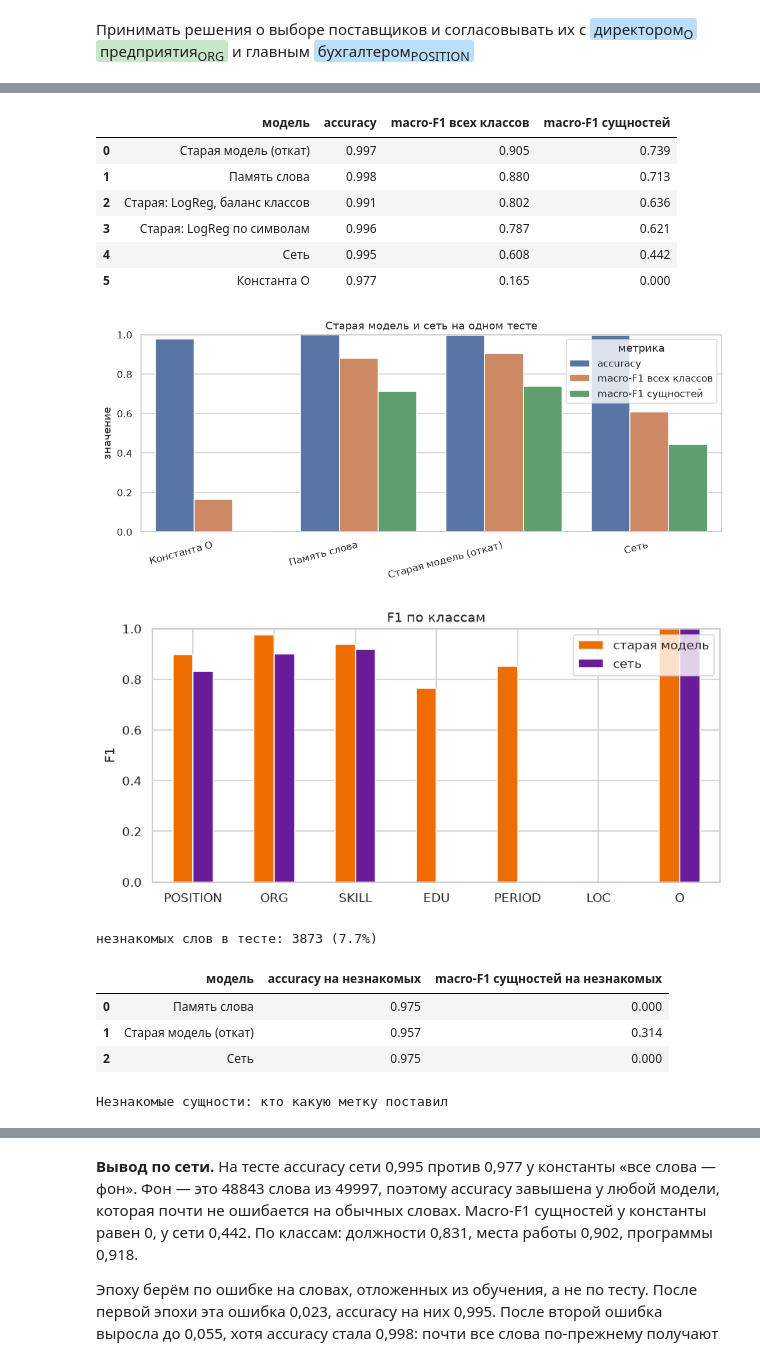
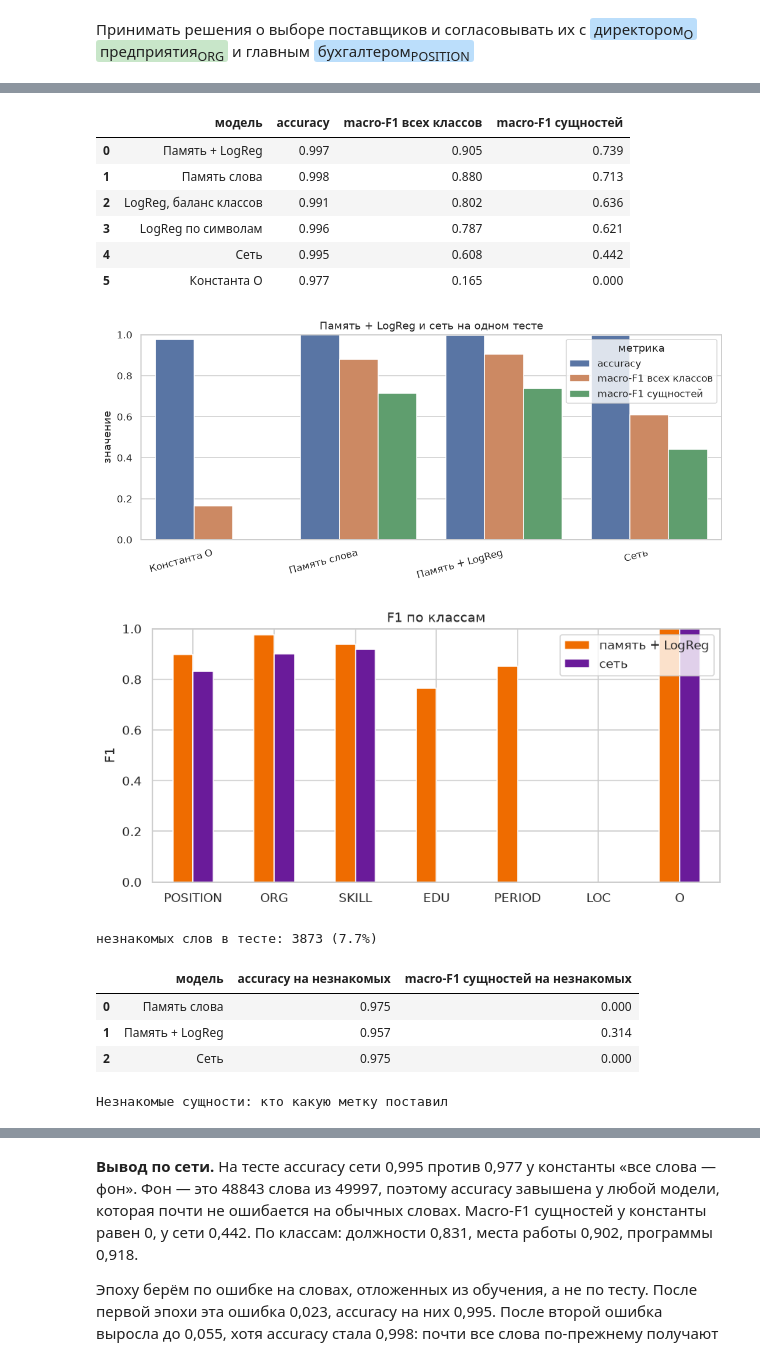
Before and after one commit to tixomirof/mo3_team_colabs, a Jupyter notebook: labs/Lab04_ML-HW08.ipynb, the cells around one changed output, grey strips where cells are left out. Cells and saved outputs as stored; diff of their text form; code cells hidden in the pictures.

```diff
--- a/labs/Lab04_ML-HW08.ipynb
+++ b/labs/Lab04_ML-HW08.ipynb
@@ -991,9 +999,10 @@ from collections import Counter
 from sklearn.feature_extraction.text import HashingVectorizer
 from sklearn.linear_model import LogisticRegression
 
-# Старая модель. Знакомое написание берём из памяти.
-# Незнакомое режем на куски по 2–4 символа и отдаём логистической регрессии:
-# поэтому «медсестрой» оказывается рядом с уже виденной «медсестра».
+# Память + LogReg.
+# Знакомое написание берём из памяти: самая частая метка этого слова в обучении.
+# Незнакомое режем на куски по 2–4 символа и отдаём логистической регрессии
+# с балансом классов, поэтому «прорабами» оказывается рядом с уже виденной «прораб».
 train_vocab = set(train_df["key"])
 vectorizer = HashingVectorizer(
     analyzer="char_wb",
@@ -1025,9 +1034,9 @@ pred_old = [
 compare = pd.DataFrame([
     metric_row("Константа O", const_tags),
     metric_row("Память слова", pred_memory),
-    metric_row("Старая: LogReg по символам", pred_logreg),
-    metric_row("Старая: LogReg, баланс классов", pred_balanced),
-    metric_row("Старая модель (откат)", pred_old),
+    metric_row("LogReg по символам", pred_logreg),
+    metric_row("LogReg, баланс классов", pred_balanced),
+    metric_row("Память + LogReg", pred_old),
     metric_row("Сеть", pred_tags),
 ]).sort_values("macro-F1 сущностей", ascending=False).reset_index(drop=True)
 display(compare.round(3))
@@ -1035,7 +1044,7 @@ display(compare.round(3))
 plot_models = [
     "Константа O",
     "Память слова",
-    "Старая модель (откат)",
+    "Память + LogReg",
     "Сеть",
 ]
 plot_df = compare[compare["модель"].isin(plot_models)]
@@ -1045,16 +1054,16 @@ sns.barplot(data=long, x="модель", y="значение", hue="метрик
             order=plot_models)
 ax.set_ylim(0, 1)
 ax.set_xlabel("")
-ax.set_title("Старая модель и сеть на одном тесте")
+ax.set_title("Память + LogReg и сеть на одном тесте")
 plt.xticks(rotation=15, ha="right")
 plt.tight_layout()
 plt.show()
 
 f1_old = f1_score(gold_tags, pred_old, labels=LABELS, average=None, zero_division=0)
 f1_ner = f1_score(gold_tags, pred_tags, labels=LABELS, average=None, zero_division=0)
-per_class = pd.DataFrame({"класс": LABELS, "старая модель": f1_old, "сеть": f1_ner})
+per_class = pd.DataFrame({"класс": LABELS, "память + LogReg": f1_old, "сеть": f1_ner})
 fig, ax = plt.subplots(figsize=(8, 4))
-per_class.plot(x="класс", y=["старая модель", "сеть"], kind="bar", ax=ax, color=["#ef6c00", "#6a1b9a"])
+per_class.plot(x="класс", y=["память + LogReg", "сеть"], kind="bar", ax=ax, color=["#ef6c00", "#6a1b9a"])
 ax.set_ylim(0, 1)
 ax.set_xlabel("")
 ax.set_ylabel("F1")
@@ -1068,44 +1077,44 @@ oov_gold = gold_tags[oov]
 print(f"незнакомых слов в тесте: {int(oov.sum())} ({oov.mean():.1%})")
 oov_rows = []
 for name, pred in [
     ("Память слова", pred_memory),
-    ("Старая модель (откат)", pred_old),
+    ("Память + LogReg", pred_old),
     ("Сеть", pred_tags),
 ]:
     pred_oov = np.asarray(pred)[oov]
     oov_rows.append({
         "модель": name,
         "accuracy на незнакомых": accuracy_score(oov_gold, pred_oov),
         "macro-F1 сущностей на незнакомых": f1_score(
             oov_gold, pred_oov, labels=entity_labels, average="macro", zero_division=0
         ),
     })
 display(pd.DataFrame(oov_rows).round(3))
 
 side = test_df.copy()
-side["старая"] = pred_old
+side["память + LogReg"] = pred_old
 side["сеть"] = pred_tags
 entity_oov = side[oov & side["tag"].ne("O")]
 print("Незнакомые сущности: кто какую метку поставил")
 display(
-    entity_oov.loc[:, ["word", "tag", "старая", "сеть"]]
+    entity_oov.loc[:, ["word", "tag", "память + LogReg", "сеть"]]
     .head(12)
     .rename(columns={"tag": "словарь"})
     .reset_index(drop=True)
 )
 # %% [output]
 |  | модель | accuracy | macro-F1 всех классов | macro-F1 сущностей |
-| 0 | Старая модель (откат) | 0.997 | 0.905 | 0.739 |
+| 0 | Память + LogReg | 0.997 | 0.905 | 0.739 |
 | 1 | Память слова | 0.998 | 0.880 | 0.713 |
-| 2 | Старая: LogReg, баланс классов | 0.991 | 0.802 | 0.636 |
-| 3 | Старая: LogReg по символам | 0.996 | 0.787 | 0.621 |
+| 2 | LogReg, баланс классов | 0.991 | 0.802 | 0.636 |
+| 3 | LogReg по символам | 0.996 | 0.787 | 0.621 |
 | 4 | Сеть | 0.995 | 0.608 | 0.442 |
 | 5 | Константа O | 0.977 | 0.165 | 0.000 |
-[figure, old version]
+[figure, new version]
-[figure, old version]
+[figure, new version]
 незнакомых слов в тесте: 3873 (7.7%)
 |  | модель | accuracy на незнакомых | macro-F1 сущностей на незнакомых |
 | 0 | Память слова | 0.975 | 0.000 |
-| 1 | Старая модель (откат) | 0.957 | 0.314 |
+| 1 | Память + LogReg | 0.957 | 0.314 |
 | 2 | Сеть | 0.975 | 0.000 |
 Незнакомые сущности: кто какую метку поставил
```
Also changed, not shown: parts of 4 cells of this notebook.
